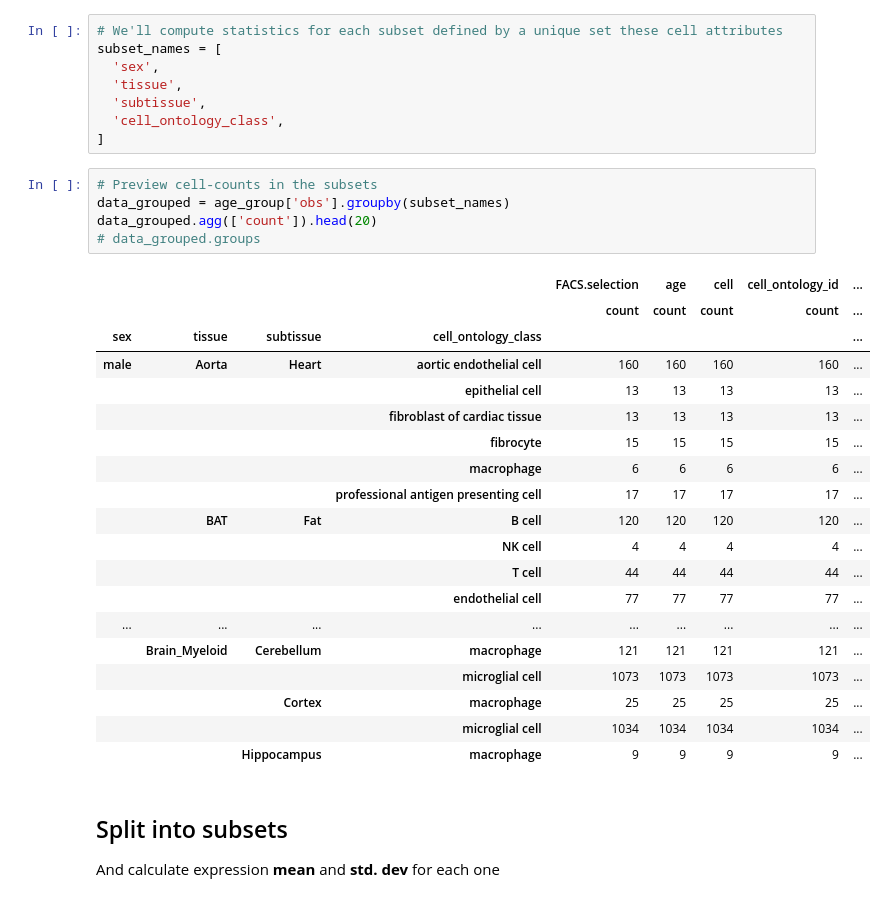
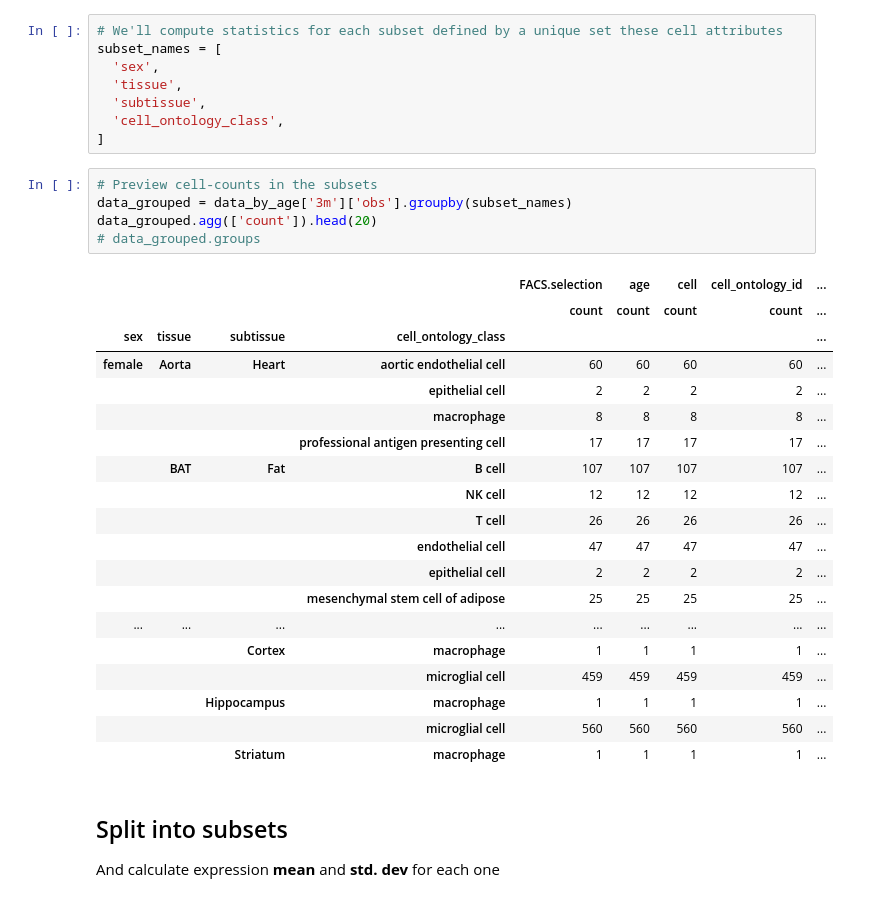
Before and after one commit to justgos/indagatio-muris-senis, a Jupyter notebook: cognitis.ipynb, the cells around one changed output. Cells and saved outputs as stored; diff of their text form.

```diff
--- a/cognitis.ipynb
+++ b/cognitis.ipynb
@@ -123,29 +124,29 @@ subset_names = [
 ]
 # %%
 # Preview cell-counts in the subsets
-data_grouped = age_group['obs'].groupby(subset_names)
+data_grouped = data_by_age['3m']['obs'].groupby(subset_names)
 data_grouped.agg(['count']).head(20)
 # data_grouped.groups
 # %% [output]
 |  |  |  |  | FACS.selection | age | cell | cell_ontology_id | ... |
 |  |  |  |  | count | count | count | count | ... |
 | sex | tissue | subtissue | cell_ontology_class |  |  |  |  | ... |
-| male | Aorta | Heart | aortic endothelial cell | 160 | 160 | 160 | 160 | ... |
-|  |  |  | epithelial cell | 13 | 13 | 13 | 13 | ... |
-|  |  |  | fibroblast of cardiac tissue | 13 | 13 | 13 | 13 | ... |
-|  |  |  | fibrocyte | 15 | 15 | 15 | 15 | ... |
-|  |  |  | macrophage | 6 | 6 | 6 | 6 | ... |
+| female | Aorta | Heart | aortic endothelial cell | 60 | 60 | 60 | 60 | ... |
+|  |  |  | epithelial cell | 2 | 2 | 2 | 2 | ... |
+|  |  |  | macrophage | 8 | 8 | 8 | 8 | ... |
 |  |  |  | professional antigen presenting cell | 17 | 17 | 17 | 17 | ... |
-|  | BAT | Fat | B cell | 120 | 120 | 120 | 120 | ... |
-|  |  |  | NK cell | 4 | 4 | 4 | 4 | ... |
-|  |  |  | T cell | 44 | 44 | 44 | 44 | ... |
-|  |  |  | endothelial cell | 77 | 77 | 77 | 77 | ... |
+|  | BAT | Fat | B cell | 107 | 107 | 107 | 107 | ... |
+|  |  |  | NK cell | 12 | 12 | 12 | 12 | ... |
+|  |  |  | T cell | 26 | 26 | 26 | 26 | ... |
+|  |  |  | endothelial cell | 47 | 47 | 47 | 47 | ... |
+|  |  |  | epithelial cell | 2 | 2 | 2 | 2 | ... |
+|  |  |  | mesenchymal stem cell of adipose | 25 | 25 | 25 | 25 | ... |
 | ... | ... | ... | ... | ... | ... | ... | ... | ... |
-|  | Brain_Myeloid | Cerebellum | macrophage | 121 | 121 | 121 | 121 | ... |
-|  |  |  | microglial cell | 1073 | 1073 | 1073 | 1073 | ... |
-|  |  | Cortex | macrophage | 25 | 25 | 25 | 25 | ... |
-|  |  |  | microglial cell | 1034 | 1034 | 1034 | 1034 | ... |
-|  |  | Hippocampus | macrophage | 9 | 9 | 9 | 9 | ... |
+|  |  | Cortex | macrophage | 1 | 1 | 1 | 1 | ... |
+|  |  |  | microglial cell | 459 | 459 | 459 | 459 | ... |
+|  |  | Hippocampus | macrophage | 1 | 1 | 1 | 1 | ... |
+|  |  |  | microglial cell | 560 | 560 | 560 | 560 | ... |
+|  |  | Striatum | macrophage | 1 | 1 | 1 | 1 | ... |
 # %% [markdown]
 ## Split into subsets
 And calculate expression **mean** and **std. dev** for each one
```
Also changed, not shown: parts of 8 cells of this notebook, 49 other files.
